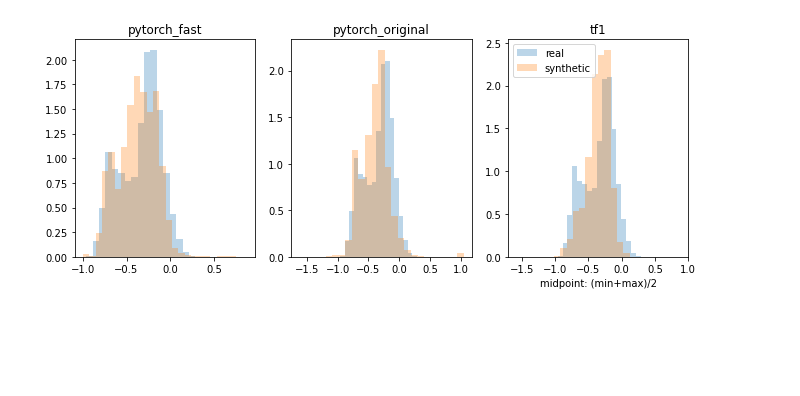
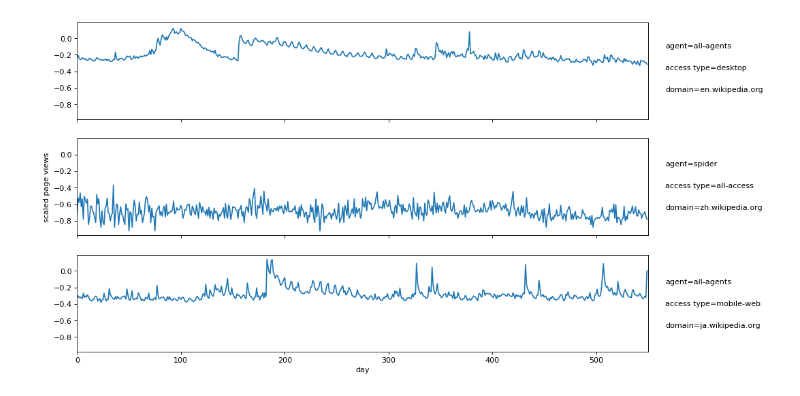
Before and after one commit to gretelai/public_research, a Jupyter notebook: oss_doppelganger/analysis.ipynb, the cells around one changed output. Saved outputs shown, nothing was run; the diff lists cells and outputs as text; code cells hidden in the pictures; blank space fills up the shorter version.

```diff
--- a/oss_doppelganger/analysis.ipynb
+++ b/oss_doppelganger/analysis.ipynb
@@ -79,25 +97,37 @@ synthetic_features = {
     name: np.expand_dims(df.drop(columns=["domain","access","agent"]).to_numpy(), axis=-1)
     for name, df in synthetic.items()
 }
-# %%
-# Plot per sequence midpoints
-# Figure 6 from paper
-plt.figure(figsize=(11,4))
-wwt_midpoints = get_midpoints(wwt_features)
-index = 1
-for name, f in synthetic_features.items():
-    m = get_midpoints(f)
-
-    ax = plt.subplot(1, len(synthetic_features), index)
-    ax.hist(wwt_midpoints, density=True, bins=25, alpha=0.3, label="real")
-    ax.hist(m, density=True, bins=25, alpha=0.3, label="synthetic")
-
-    ax.set_title(name)
-    index += 1
-
-plt.xlabel("midpoint: (min+max)/2")
-plt.legend()
-plt.show()
-# %% [output]
-[figure, old version]
+# %%
+# Image 1, daily page views
+
+# sample_indices = np.random.choice(len(wwt_features),3)
+sample_indices = [8984, 5577, 3646]
+
+fig = plt.figure(figsize=(16,8), dpi=80)
+
+axes = fig.subplots(len(sample_indices), 1, sharey=True, sharex=True)
+
+plot_index = 0
+for ax, index in zip(axes, sample_indices):
+
+    ax.plot(wwt_features[index,:,0])
+
+    values = get_attribute_values(wwt_attributes[index, :])
+    for i in range(len(values)):
+        value = values[i]
+        key = WWT_ATTRIBUTE_NAMES[i]
+        fig.text(0.8, 0.18 + (2 - plot_index) * 0.27 + i * 0.05 , f"{key}={value}")
+
+    plot_index += 1
+
+
+axes[1].set_ylabel("scaled page views")
+axes[2].set_xlabel("day")
+axes[0].set_xlim(0, 550)
+fig.subplots_adjust(right=0.78)
+
+fig.savefig("page_views.png")
+plt.show(fig)
+# %% [output]
+[figure, added]
 # %%
```
Also changed, not shown: parts of 11 cells of this notebook.
